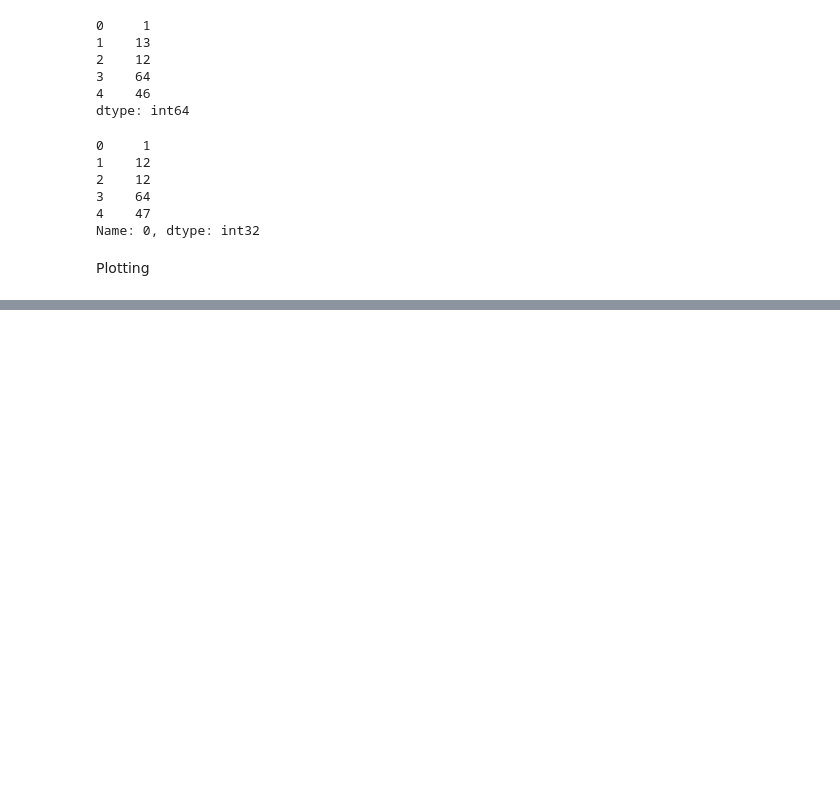
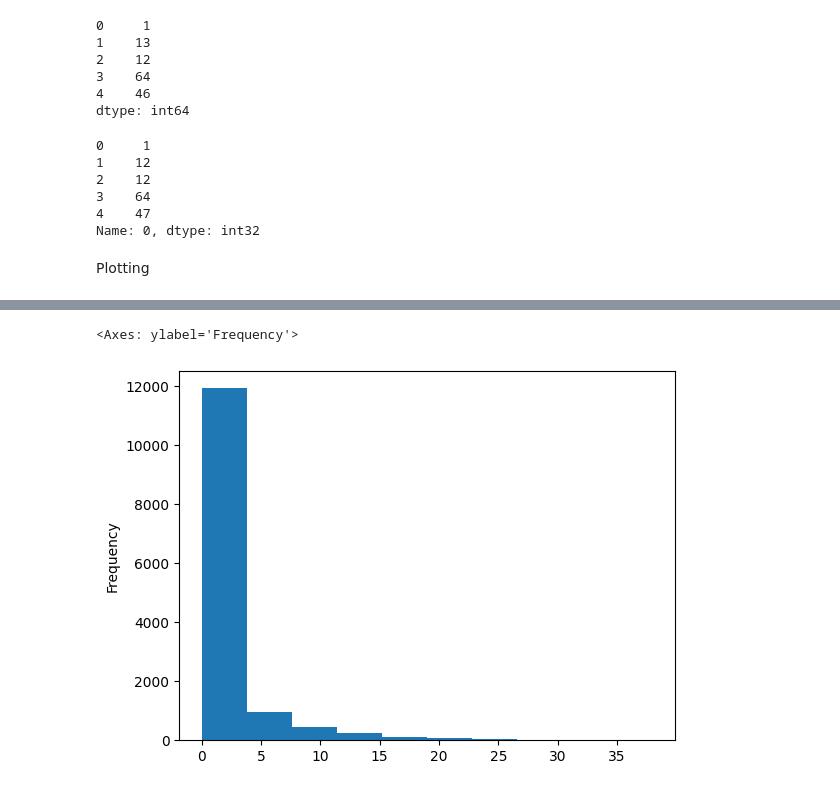
Before and after one commit to Moisebea/PythonDatastructure, a Jupyter notebook: EPP_For_Data_Manipulation/Data_manipulation.ipynb, the cells around one changed output, grey strips where cells are left out. Cells and saved outputs as stored; diff of their text form; code cells hidden in the pictures; blank space fills up the shorter version.

```diff
--- a/EPP_For_Data_Manipulation/Data_manipulation.ipynb
+++ b/EPP_For_Data_Manipulation/Data_manipulation.ipynb
@@ -488,3 +488,5 @@ Plotting
 %matplotlib inline
 # %%
 alta_df = pd.read_csv('alta-noaa-1980-2019.csv')
+dates = pd.to_datetime(alta_df.DATE)
+snow = (alta_df.SNOW.rename(dates))
@@ -492,0 +524,5 @@ FileNotFoundError: [Errno 2] No such file or directory: 'alta-noaa-1980-2019.csv
+# %%
+snow.plot.hist()
+# %% [output]
+<Axes: ylabel='Frequency'>
+[figure, added]
```
Also changed, not shown: parts of 9 cells of this notebook.
